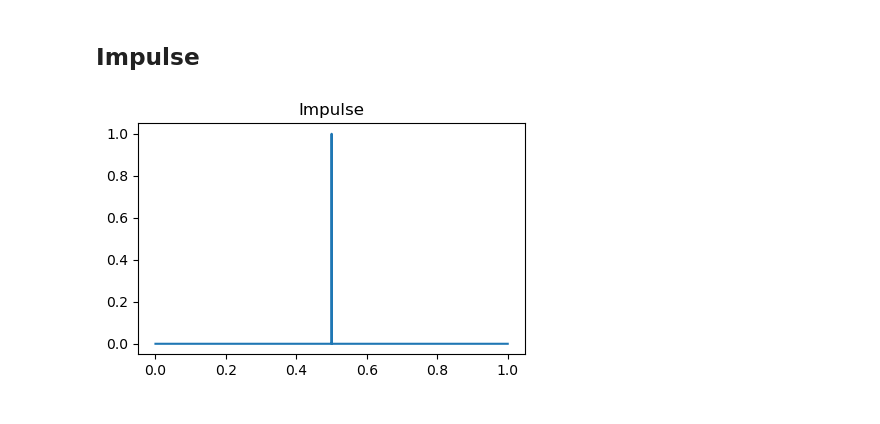
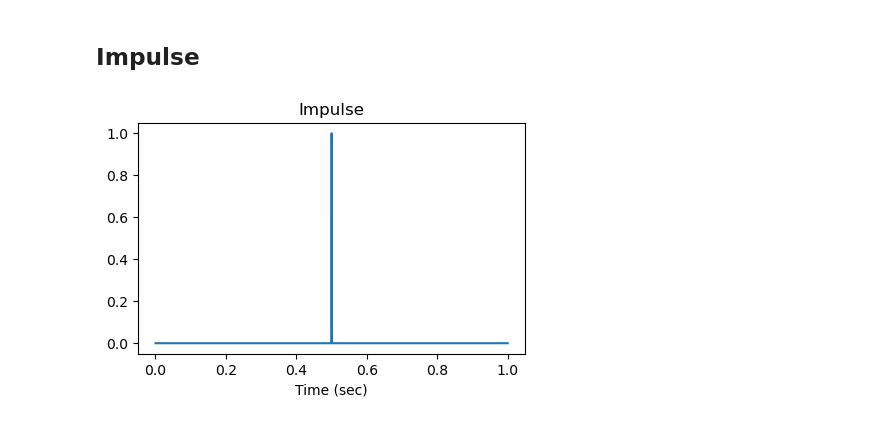
Before and after one commit to leewujung/fundamentals, a Jupyter notebook: boat_tutorials/primers/signal_processing_01_signals.ipynb, the cells around one changed output. Saved outputs shown, nothing was run; the diff lists cells and outputs as text; code cells hidden in the pictures.

```diff
--- a/boat_tutorials/primers/signal_processing_01_signals.ipynb
+++ b/boat_tutorials/primers/signal_processing_01_signals.ipynb
@@ -169,11 +170,12 @@ ipd.Audio(chirp_short, rate=N)
 # %%
 impulse = signal.unit_impulse(len(time), round(len(time)/2))
 plt.figure(figsize=(5,3))
 plt.plot(time, impulse)
+plt.xlabel("Time (sec)", fontsize=10)
 plt.title("Impulse")
 plt.show()
 # %% [output]
-[figure, old version]
+[figure, new version]
 # %%
 ipd.Audio(impulse, rate=N)
 # %% [output]
```
Also changed, not shown: parts of 5 cells of this notebook.
